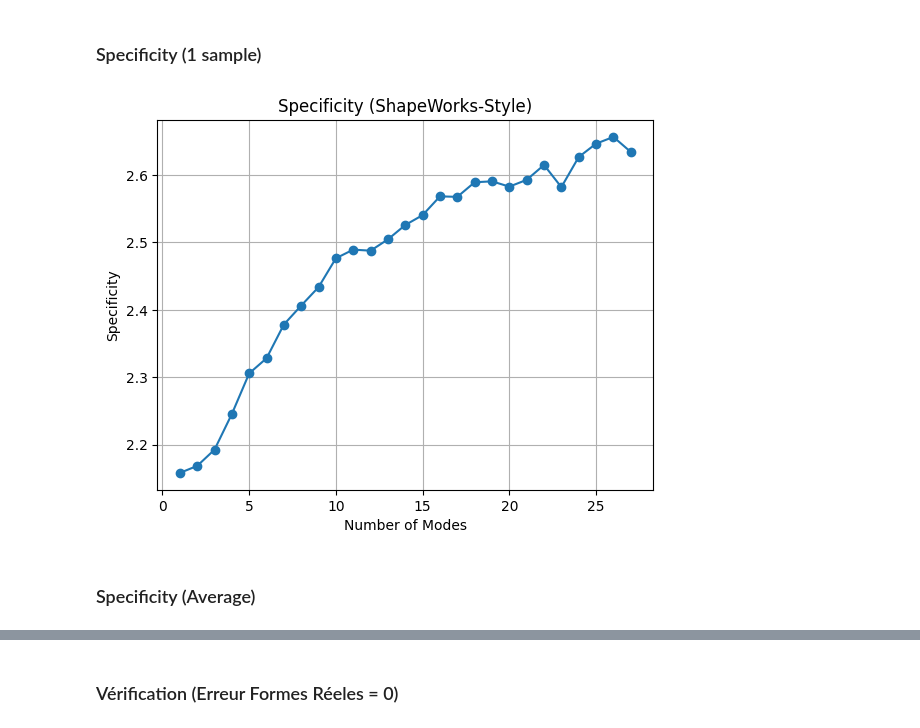
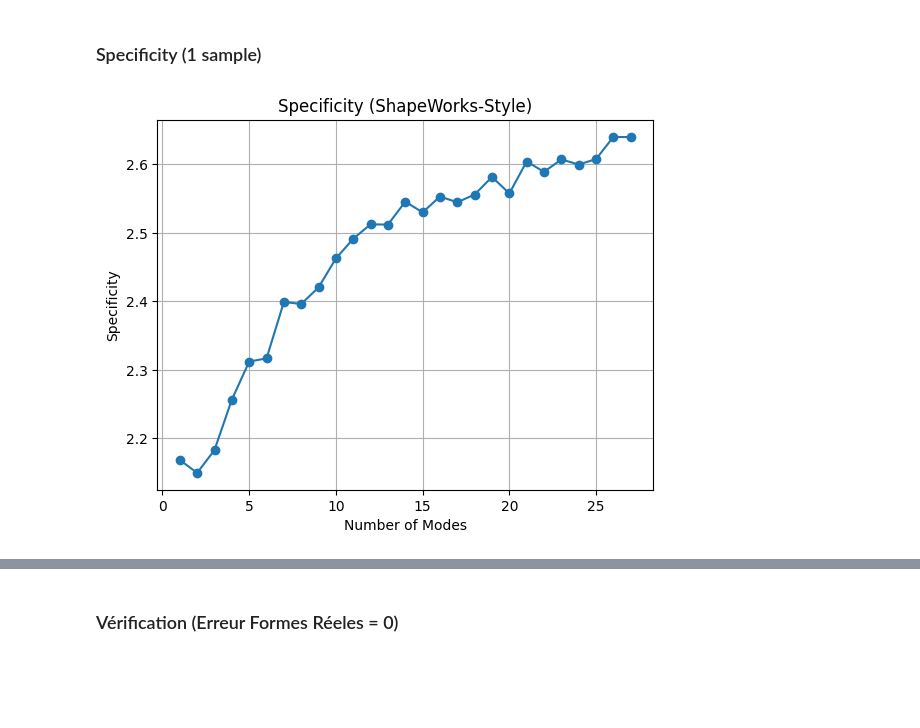
Before and after one commit to 54CHA-PJ/ECN-Statistical-Muscle-Shape-Modeling, a Jupyter notebook: CODE/pca_metrics.ipynb, the cells around one changed output, grey strips where cells are left out. Drawn from its saved outputs; the diff is of its cells as text; code cells hidden in the pictures; blank space fills up the shorter version.

```diff
--- a/CODE/pca_metrics.ipynb
+++ b/CODE/pca_metrics.ipynb
@@ -83,26 +83,20 @@ Variance cumulative des 4 premières composantes : [0.8035034  0.91177262 0.9478
 # %% [markdown]
 ### Specificity (1 sample)
 # %%
-def compute_shapeworks_specificity(
+def compute_specificity(
     real_shapes,
     num_particles,
     num_samples=1000,
-    use_sqrt=True
 ):
     """
     Cette fonction reproduit le calcul de la spécificité selon la logique de ShapeWorks.
-    Elle accepte un tableau de formes 3D (n, 3*p) ou (n, p, 3). Les valeurs singulières
-    peuvent être interprétées comme écart-types (use_sqrt=False) ou comme sqrt(variance)
-    (use_sqrt=True).
+    Elle accepte un tableau de formes 3D (n, 3*p) ou (n, p, 3).
     """
 
     # Convertion (n, p, 3) => (n, 3*p) = (n, d)
     n, p, dim3 = real_shapes.shape
     d = p * dim3
     real_shapes = real_shapes.reshape(n, d)
-
-    if d != 3 * num_particles:
-        raise ValueError(f"d={d}, attendu 3*num_particles={3*num_particles}")
 
     Y = real_shapes.T       # (d, n)
     mu = np.mean(
@@ -131,49 +125,47 @@ def compute_shapeworks_specificity(
         B3 = ptsB.reshape(pcount, 3)                    # (p, 3)
         return np.linalg.norm(A3 - B3, axis=1).sum()    # Somme des distances
 
-    for m in range(1, n):
-        epsi = U[:, :m]
-        stdevs = S[:m] if not use_sqrt else np.sqrt(S[:m])
+    for m in tqdm(range(1, n)):
+        epsi = U[:, :m]               # epsi represente les m premiers vecteurs propres
+        stdevs = np.sqrt(S[:m])       # stdevs represente les m premiers valeurs propres
 
-        betas = np.random.randn(m, num_samples)
+        betas = np.random.randn(m, num_samples) # betas est un tableau (m, num_samples) de valeurs aléatoires (Gaussian Univariate Distribution)
         for i_mode in range(m):
-            betas[i_mode, :] *= stdevs[i_mode]
+            betas[i_mode, :] *= stdevs[i_mode]  # Multiplication par les valeurs propres
 
-        synthetic = epsi @ betas + mu
+        synthetic = epsi @ betas + mu           # Reconstruction des formes synthétiques
 
-        min_dists = np.zeros(num_samples)
+        min_dists = np.zeros(num_samples)       # Tableau de distances initialisé à 0
         for isyn in range(num_samples):
-            synth_i = synthetic[:, isyn]
-            best = 1e15
+            synth_i = synthetic[:, isyn]        # Forme synthétique i
+            best = 1e15                         # Initialisation de la meilleure distance
             for j in range(n):
-                dist_ij = shape_distance(synth_i, training_data[j], num_particles)
-                if dist_ij < best:
+                dist_ij = shape_distance(synth_i, training_data[j], num_particles)      # Calcul de la distance entre la forme synthétique et la forme réelle
+                if dist_ij < best:                                                      # Si la distance est meilleure
                     best = dist_ij
             min_dists[isyn] = best
 
-        avg_min = np.mean(min_dists)
+        avg_min = np.mean(min_dists)                                                    # Moyenne des meilleures distances
         specificities[m-1] = avg_min / float(num_particles)
 
     return specificities
 
 p = len(real_shapes[1]) # p = 128
 
-specifics = compute_shapeworks_specificity(
+specifics = compute_specificity(
     np.asarray(real_shapes),
     num_particles=p,
-    num_samples=1000
+    num_samples=2000
 )
 
 modes_x = np.arange(1, len(specifics)+1)
 
 plt.figure()
 plt.plot(modes_x, specifics, marker='o')
 plt.xlabel("Number of Modes")
 plt.ylabel("Specificity")
 plt.title("Specificity (ShapeWorks-Style)")
 plt.grid(True)
 plt.show()
 # %% [output]
-[figure, old version]
+[figure, new version]
-# %% [markdown]
-### Specificity (Average)
```
Also changed, not shown: parts of 3 cells of this notebook.
